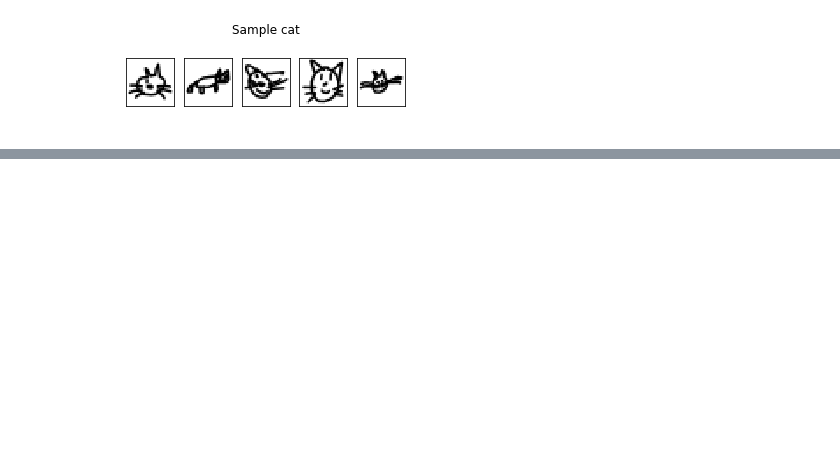
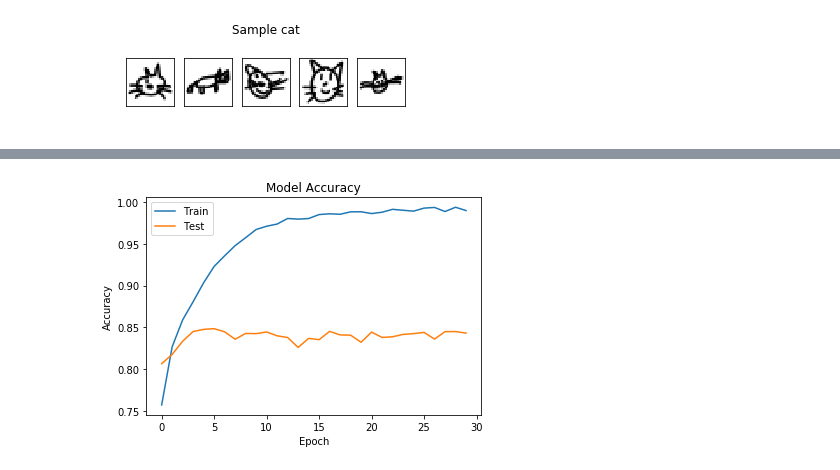
Before and after one commit to eford0121/Scribblers_On_The_Roof, a Jupyter notebook: Quick Draw Machine.ipynb, the cells around one changed output, grey strips where cells are left out. Drawn from its saved outputs; the diff is of its cells as text; code cells hidden in the pictures; blank space fills up the shorter version.

```diff
--- a/Quick Draw Machine.ipynb
+++ b/Quick Draw Machine.ipynb
@@ -55,8 +59,8 @@ plot_samples(cat, title='Sample cat\n')
 [figure]
 # %%
 # merge the arrays, and split the features (X) and labels (y). Convert to float32 to save some memory.
-X = np.concatenate((cat[:10000,:-1], penguin[:10000,:-1], ant[:10000,:-1]), axis=0).astype('float32') # all columns but the last
-y = np.concatenate((cat[:10000,-1], penguin[:10000,-1], ant[:10000,-1]), axis=0).astype('float32') # the last column
+X = np.concatenate((cat[:10000,:-1], penguin[:10000,:-1], ant[:10000,:-1], bee[:10000,:-1]), axis=0).astype('float32') # all columns but the last
+y = np.concatenate((cat[:10000,-1], penguin[:10000,-1], ant[:10000,-1], bee[:10000,-1]), axis=0).astype('float32') # the last column
 
 # train/test split (divide by 255 to obtain normalized values between 0 and 1)
 # Use a 50:50 split, training the models on 10'000 samples and thus have plenty of samples to spare for testing.
@@ -67,7 +71,7 @@ scaler = MinMaxScaler().fit(X_train)
 X_train = scaler.transform(X_train)
 X_test = scaler.transform(X_test)
 # %%
-num_classes = 3
+num_classes = 4
 
 y_train = to_categorical(y_train, num_classes)
 y_test = to_categorical(y_test, num_classes)
@@ -107,10 +111,2 @@ Trainable params: 88,903
 Non-trainable params: 0
 _________________________________________________________________
-# %%
-model.fit(
-    X_train,
-    y_train,
-    epochs = 20,
-    shuffle=True,
-    verbose = 2
-)
@@ -135,0 +113,13 @@ Epoch 20/20
+# %%
+history = model.fit(
+    X_train,
+    y_train,
+    validation_data=(X_test, y_test),
+    epochs = 30,
+    shuffle=True,
+    verbose = 2
+)
+history
+model.save_weights('quickdraw_neuralnet.h5')
+model.save('quickdraw.model')
+print ("Model is saved")
@@ -140,0 +149,10 @@ Loss: 0.6755409747126202, Accuracy: 0.8987333333015441
+# %%
+plt.plot(history.history['acc'])
+plt.plot(history.history['val_acc'])
+plt.title('Model Accuracy')
+plt.ylabel('Accuracy')
+plt.xlabel('Epoch')
+plt.legend(['Train', 'Test'], loc = 'upper left')
+plt.show()
+# %% [output]
+[figure, added]
```
Also changed, not shown: parts of 17 cells of this notebook, 3 other files.
